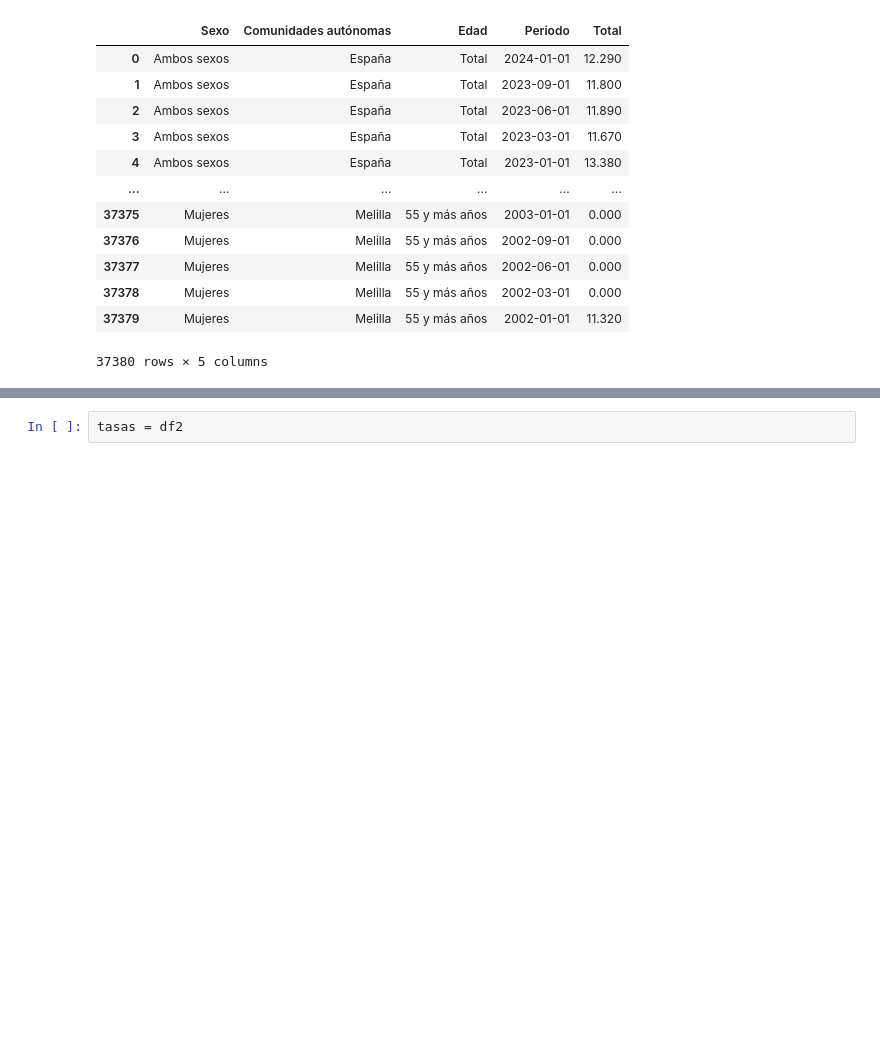
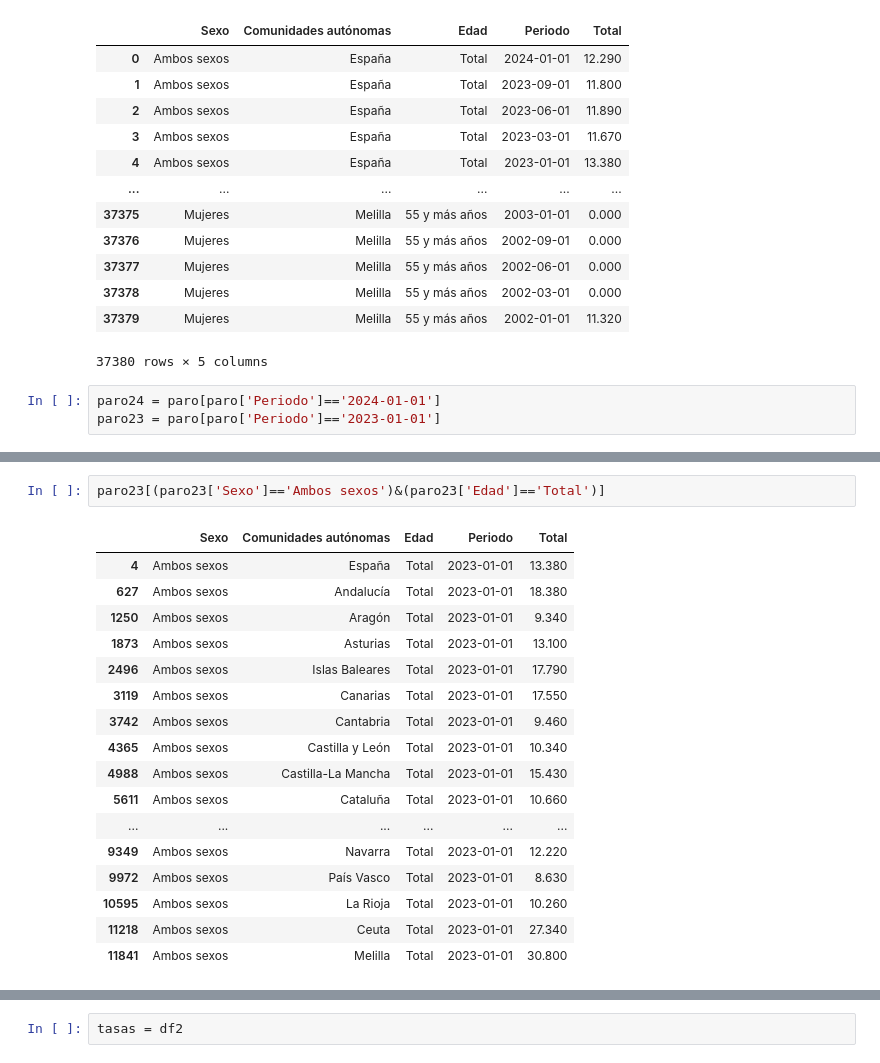
Before and after one commit to Gbau11/Empleo-Espa-a, a Jupyter notebook: code/paro_actividad.ipynb, the cells around one changed output, grey strips where cells are left out. Cells and saved outputs as stored; diff of their text form; blank space fills up the shorter version.

```diff
--- a/code/paro_actividad.ipynb
+++ b/code/paro_actividad.ipynb
@@ -711,3 +711,6 @@ paro
 | 37378 | Mujeres | Melilla | 55 y más años | 2002-03-01 | 0.000 |
 | 37379 | Mujeres | Melilla | 55 y más años | 2002-01-01 | 11.320 |
 37380 rows × 5 columns
+# %%
+paro24 = paro[paro['Periodo']=='2024-01-01']
+paro23 = paro[paro['Periodo']=='2023-01-01']
@@ -713,0 +739,20 @@ paro
+# %%
+paro23[(paro23['Sexo']=='Ambos sexos')&(paro23['Edad']=='Total')]
+# %% [output]
+|  | Sexo | Comunidades autónomas | Edad | Periodo | Total |
+| 4 | Ambos sexos | España | Total | 2023-01-01 | 13.380 |
+| 627 | Ambos sexos | Andalucía | Total | 2023-01-01 | 18.380 |
+| 1250 | Ambos sexos | Aragón | Total | 2023-01-01 | 9.340 |
+| 1873 | Ambos sexos | Asturias | Total | 2023-01-01 | 13.100 |
+| 2496 | Ambos sexos | Islas Baleares | Total | 2023-01-01 | 17.790 |
+| 3119 | Ambos sexos | Canarias | Total | 2023-01-01 | 17.550 |
+| 3742 | Ambos sexos | Cantabria | Total | 2023-01-01 | 9.460 |
+| 4365 | Ambos sexos | Castilla y León | Total | 2023-01-01 | 10.340 |
+| 4988 | Ambos sexos | Castilla-La Mancha | Total | 2023-01-01 | 15.430 |
+| 5611 | Ambos sexos | Cataluña | Total | 2023-01-01 | 10.660 |
+| ... | ... | ... | ... | ... | ... |
+| 9349 | Ambos sexos | Navarra | Total | 2023-01-01 | 12.220 |
+| 9972 | Ambos sexos | País Vasco | Total | 2023-01-01 | 8.630 |
+| 10595 | Ambos sexos | La Rioja | Total | 2023-01-01 | 10.260 |
+| 11218 | Ambos sexos | Ceuta | Total | 2023-01-01 | 27.340 |
+| 11841 | Ambos sexos | Melilla | Total | 2023-01-01 | 30.800 |
```
Also changed, not shown: parts of 16 cells of this notebook, 2 other files.
